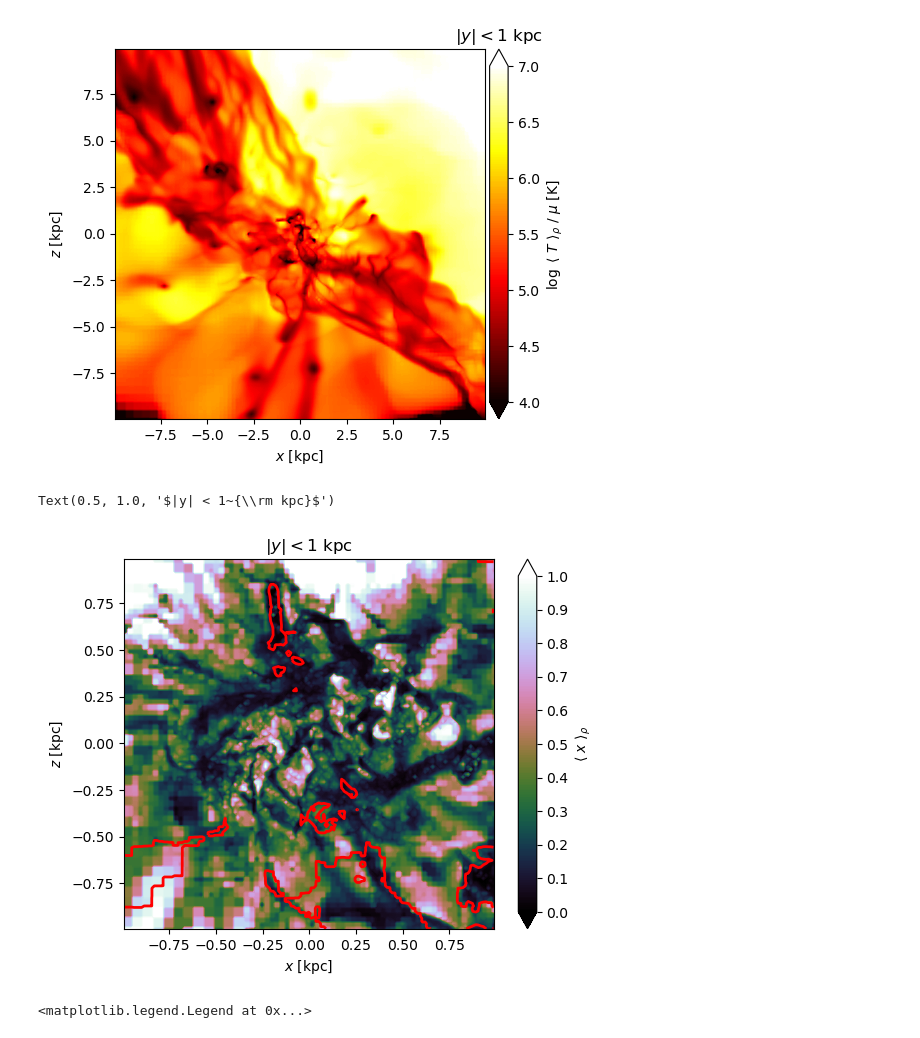
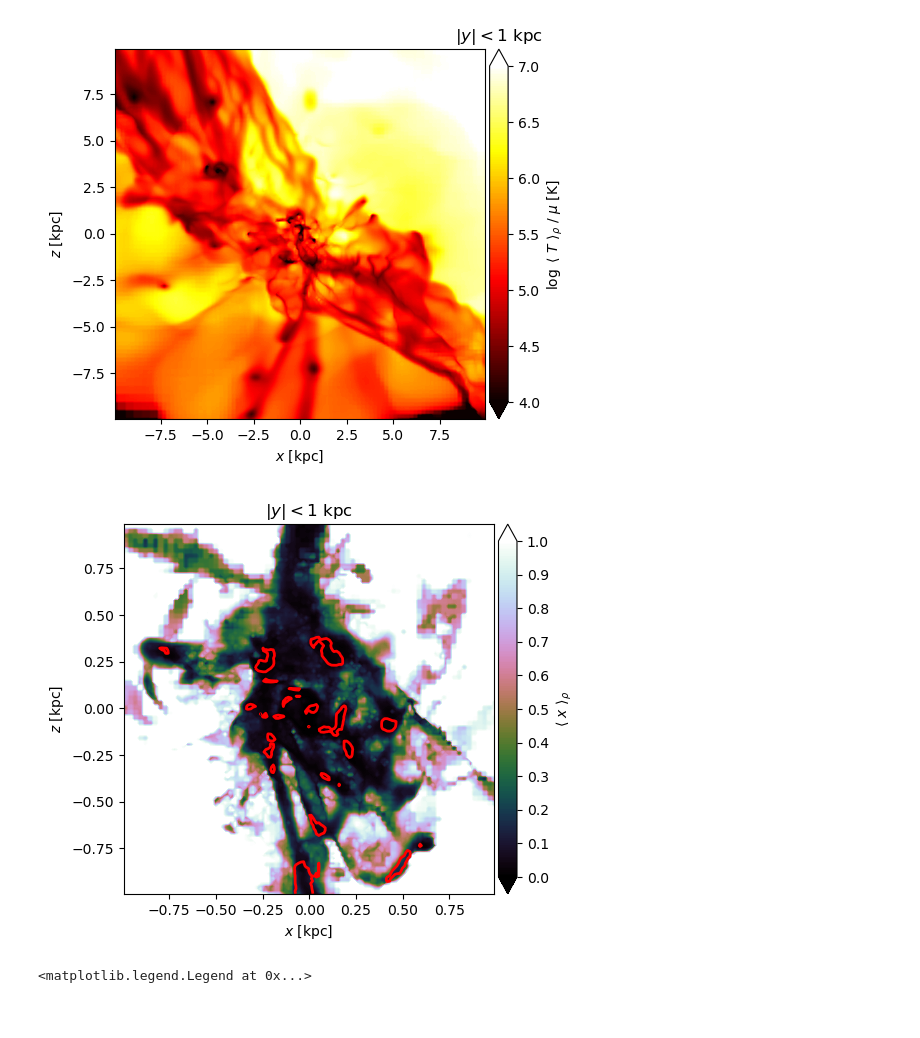
Before and after one commit to zandalman/RAMSES-analysis, a Jupyter notebook: analysis.ipynb, the cells around one changed output. Saved outputs shown, nothing was run; the diff lists cells and outputs as text; code cells hidden in the pictures.

```diff
--- a/analysis.ipynb
+++ b/analysis.ipynb
@@ -12,7 +15,7 @@ from sim import *
 #list_of_sim = [sim_eps0p01, sim_eps0p1, sim_eps1p0, sim_gas]
 #sim = sim_gas
 # %%
-sim = Sim(ALPHA_EPS0P1, "gridded_data_medium_lowres.npz", epsilon_SF=None)
+sim = Sim(ALPHA_EPS0P1, "gridded_data_small.npz", epsilon_SF=None)
 # %% [output]
 Moving to directory '/home/za9132/scratch/romain/alpha_eps0p1'.
 # %% [markdown]
@@ -231,15 +234,12 @@ Text(0.5, 1.0, '$|y| < 1~{\\rm kpc}$')
 # %%
 slice = Y
 slice_label = ["x", "y", "z"][slice]
 
-sim.plot_slice(sim.ion_frac, (0, 1), avg=True, slice=slice, weight=sim.density, project=True, do_log=False, cmap='cubehelix', cbar_label=r'$\langle~x~\rangle_\rho$', cbar_tick_increment=0.1, isocontours=[1e4], isocontour_field=sim.temp, isocontour_color='red')
-
-plt.title(r'$|%s| < 1~{\rm kpc}$' % slice_label)
+sim.plot(sim.ion_frac, (0, 1), avg=True, slice=slice, title=r'$|%s| < 1~{\rm kpc}$' % slice_label, weight=sim.density, project=True, do_log=False, cmap='cubehelix', cbar_label=r'$\langle~x~\rangle_\rho$', cbar_tick_increment=0.1, isocontours=[1e4], isocontour_field=sim.temp, color_isocontour='red')
 
 # sim.save_fig("temp-proj-%s" % slice_label)
 # %% [output]
-Text(0.5, 1.0, '$|y| < 1~{\\rm kpc}$')
-[figure, old version]
+[figure, new version]
 # %%
 slice = Y
 slice_label = ["x", "y", "z"][slice]
```
Also changed, not shown: parts of 9 cells of this notebook, 3 other files.
